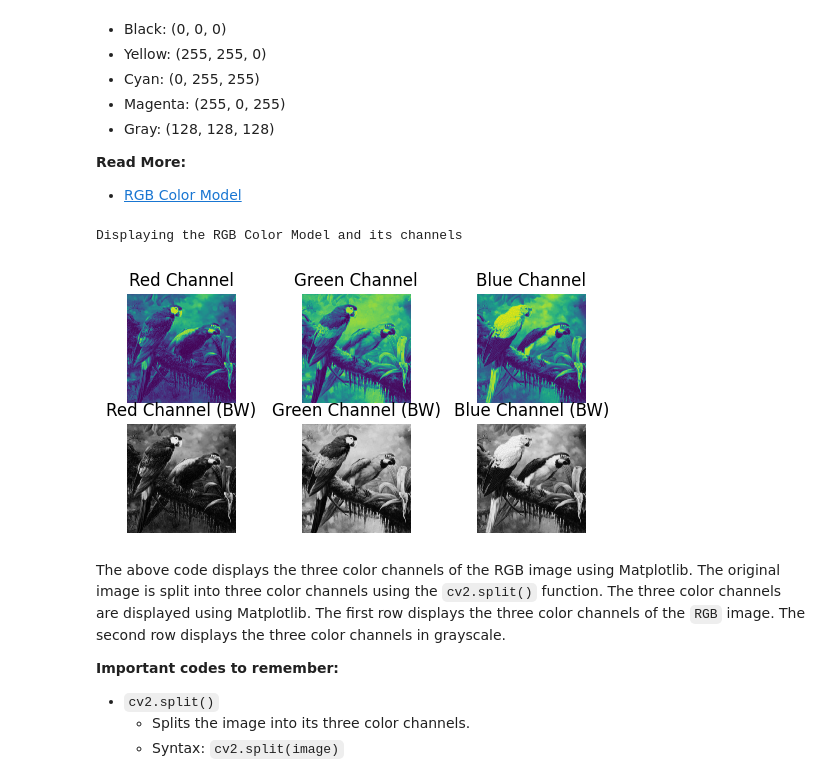
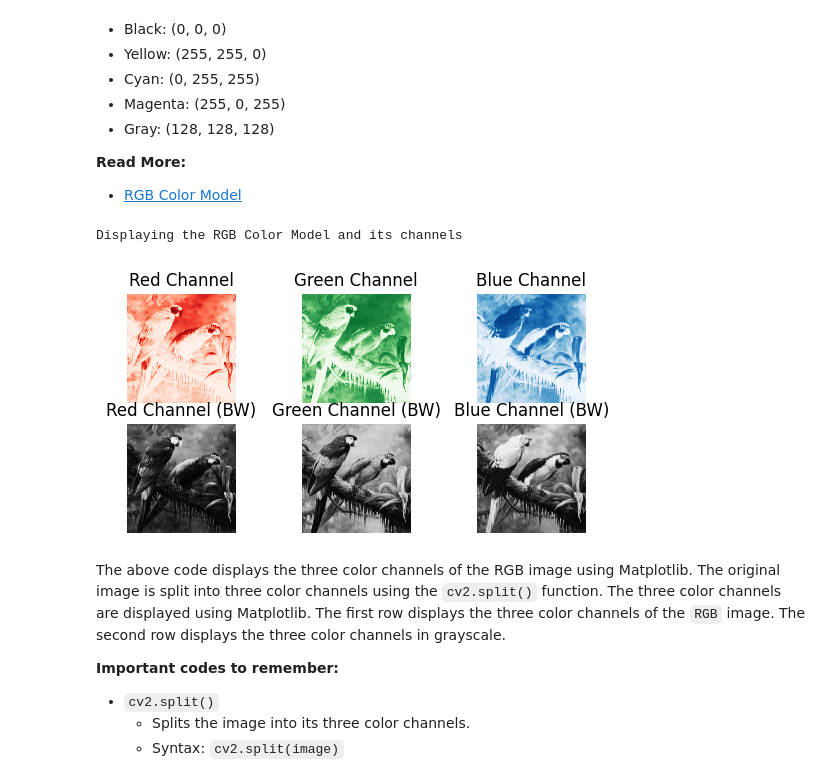
Before and after one commit to SorSU-Classroom/CS-314-Graphics-and-Visual-Computing, a Jupyter notebook: 2. Image Basics/2.4. Color Models/2.4. Color Models.ipynb, the cells around one changed output. Drawn from its saved outputs; the diff is of its cells as text; code cells hidden in the pictures.

```diff
--- a/2. Image Basics/2.4. Color Models/2.4. Color Models.ipynb
+++ b/2. Image Basics/2.4. Color Models/2.4. Color Models.ipynb
@@ -116,44 +116,44 @@ plt.figure('RGB Color Model')
 
 # Display the Red Channel
 plt.subplot(3, 3, 1)
-plt.imshow(channel_r)
+plt.imshow(channel_r, cmap='Reds')
 plt.title('Red Channel')
 plt.axis('off')
 
 # Display the Green Channel
 plt.subplot(3, 3, 2)
-plt.imshow(channel_g)
+plt.imshow(channel_g, cmap='Greens')
 plt.title('Green Channel')
 plt.axis('off')
 
 # Display the Blue Channel
 plt.subplot(3, 3, 3)
-plt.imshow(channel_b)
+plt.imshow(channel_b, cmap='Blues')
 plt.title('Blue Channel')
 plt.axis('off')
 
 # Display the Red Channel in Grayscale
 plt.subplot(3, 3, 4)
 plt.imshow(channel_r, cmap='gray')
 plt.title('Red Channel (BW)')
 plt.axis('off')
 
 # Display the Green Channel in Grayscale
 plt.subplot(3, 3, 5)
 plt.imshow(channel_g, cmap='gray')
 plt.title('Green Channel (BW)')
 plt.axis('off')
 
 # Display the Blue Channel in Grayscale
 plt.subplot(3, 3, 6)
 plt.imshow(channel_b, cmap='gray')
 plt.title('Blue Channel (BW)')
 plt.axis('off')
 
 plt.show()
 # %% [output]
 Displaying the RGB Color Model and its channels
-[figure, old version]
+[figure, new version]
 # %% [markdown]
 The above code displays the three color channels of the RGB image using Matplotlib. The original image is split into three color channels using the `cv2.split()` function. The three color channels are displayed using Matplotlib. The first row displays the three color channels of the `RGB` image. The second row displays the three color channels in grayscale.
 
```
Also changed, not shown: parts of 3 cells of this notebook, 5 other files.
